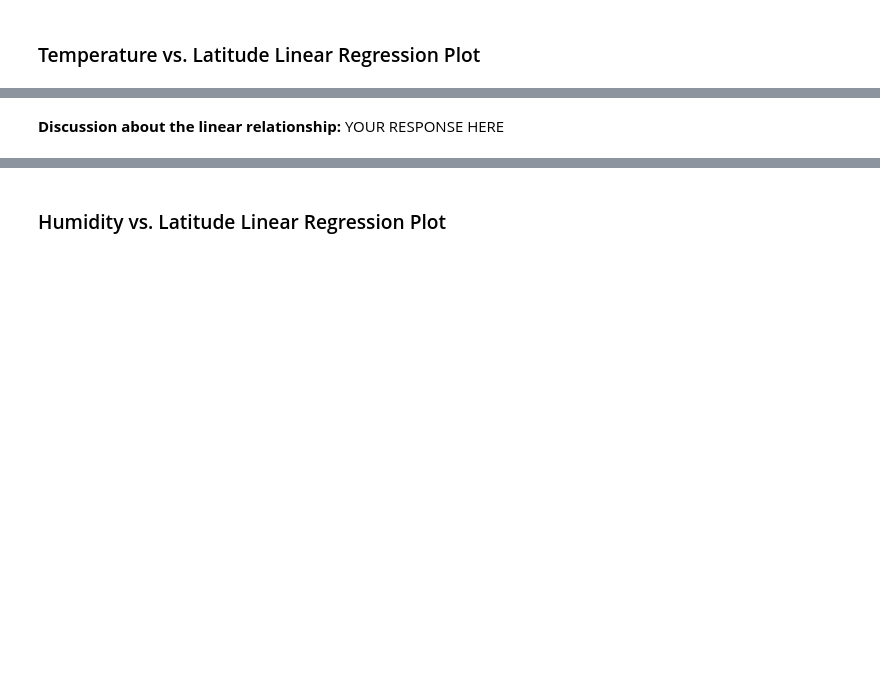
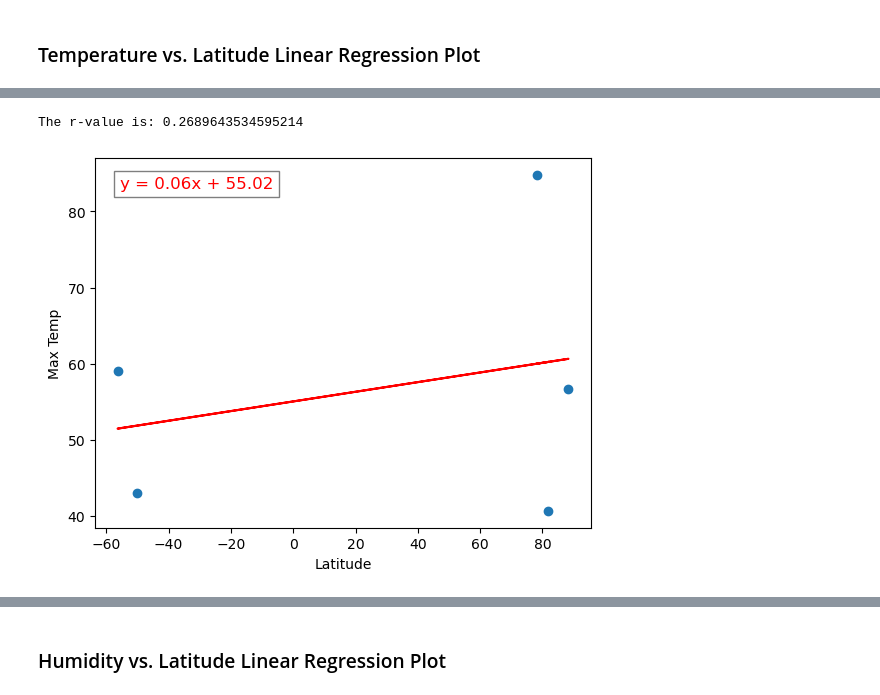
Before and after one commit to Trevor-Sandoval/python-api-challenge, a Jupyter notebook: WeatherPy/WeatherPy.ipynb, the cells around one changed output, grey strips where cells are left out. Drawn from its saved outputs; the diff is of its cells as text; code cells hidden in the pictures; blank space fills up the shorter version.

```diff
--- a/WeatherPy/WeatherPy.ipynb
+++ b/WeatherPy/WeatherPy.ipynb
@@ -405,2 +392,39 @@ The r-value is: 0.4121057168607245
-# %% [markdown]
-**Discussion about the linear relationship:** YOUR RESPONSE HERE
+# %%
+# Linear regression on Northern Hemisphere
+import matplotlib.pyplot as plt
+from scipy.stats import linregress
+
+# Function to plot linear regression
+def plot_linear_regression(x, y, xlabel, ylabel, title):
+    # Perform linear regression
+    slope, intercept, r_value, p_value, std_err = linregress(x, y)
+
+    # Create regression line
+    regression_line = slope * x + intercept
+
+    # Plot scatter plot
+    plt.scatter(x, y, label='Data')
+
+    # Plot regression line
+    plt.plot(x, regression_line, color='red', label=f'Linear Regression (R²={r_value**2:.2f})')
+
+    # Add labels and title
+    plt.xlabel(xlabel)
+    plt.ylabel(ylabel)
+    plt.title(title)
+
+    # Add equation formula
+    equation_text = f'y = {slope:.2f}x + {intercept:.2f}'
+    plt.text(0.05, 0.95, equation_text, transform=plt.gca().transAxes, fontsize=12, color='red', verticalalignment='top', bbox=dict(facecolor='white', alpha=0.5))
+
+    # Print r-value
+    print(f"The r-value is: {r_value}")
+
+    # Show plot
+    plt.show()
+
+# Plot Temperature vs. Latitude Linear Regression
+plot_linear_regression(city_data_df['Lat'], city_data_df['Max Temp'], 'Latitude', 'Max Temp', '')
+# %% [output]
+The r-value is: 0.2689643534595214
+[figure, added]
```
Also changed, not shown: parts of 30 cells of this notebook.
